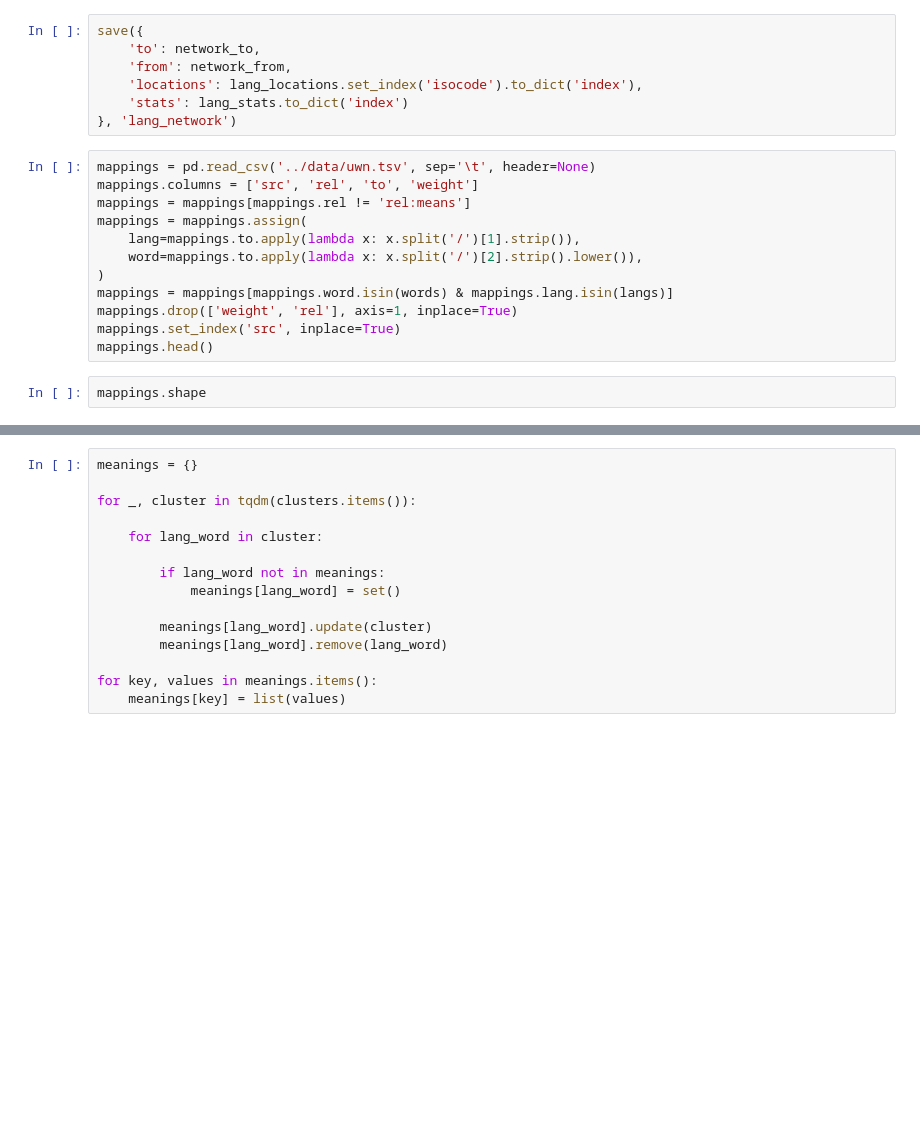
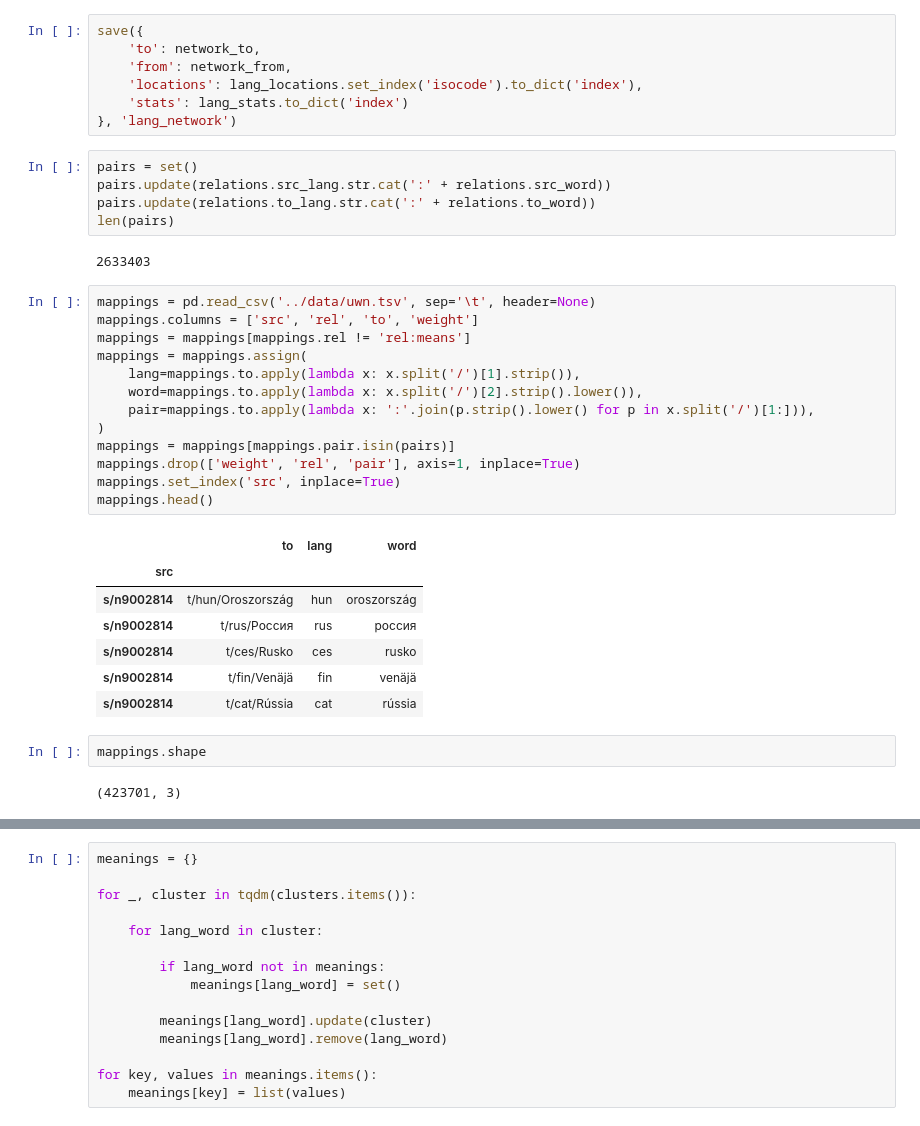
Before and after one commit to zifeo/Etymap, a Jupyter notebook: lab/processing.ipynb, the cells around one changed output, grey strips where cells are left out. Drawn from its saved outputs; the diff is of its cells as text; blank space fills up the shorter version.

```diff
--- a/lab/processing.ipynb
+++ b/lab/processing.ipynb
@@ -195,20 +346,38 @@ save({
     'locations': lang_locations.set_index('isocode').to_dict('index'),
     'stats': lang_stats.to_dict('index')
 }, 'lang_network')
+# %%
+pairs = set()
+pairs.update(relations.src_lang.str.cat(':' + relations.src_word))
+pairs.update(relations.to_lang.str.cat(':' + relations.to_word))
+len(pairs)
+# %% [output]
+2633403
 # %%
 mappings = pd.read_csv('../data/uwn.tsv', sep='\t', header=None)
 mappings.columns = ['src', 'rel', 'to', 'weight']
 mappings = mappings[mappings.rel != 'rel:means']
 mappings = mappings.assign(
     lang=mappings.to.apply(lambda x: x.split('/')[1].strip()),
     word=mappings.to.apply(lambda x: x.split('/')[2].strip().lower()),
+    pair=mappings.to.apply(lambda x: ':'.join(p.strip().lower() for p in x.split('/')[1:])),
 )
-mappings = mappings[mappings.word.isin(words) & mappings.lang.isin(langs)]
-mappings.drop(['weight', 'rel'], axis=1, inplace=True)
+mappings = mappings[mappings.pair.isin(pairs)]
+mappings.drop(['weight', 'rel', 'pair'], axis=1, inplace=True)
 mappings.set_index('src', inplace=True)
 mappings.head()
+# %% [output]
+|  | to | lang | word |
+| src |  |  |  |
+| s/n9002814 | t/hun/Oroszország | hun | oroszország |
+| s/n9002814 | t/rus/Россия | rus | россия |
+| s/n9002814 | t/ces/Rusko | ces | rusko |
+| s/n9002814 | t/fin/Venäjä | fin | venäjä |
+| s/n9002814 | t/cat/Rússia | cat | rússia |
 # %%
 mappings.shape
+# %% [output]
+(423701, 3)
 # %%
 clusters = mappings.groupby(mappings.index).apply(lambda x: list(x.lang.str.cat(':' + x.word)))
 clusters.head()
```
Also changed, not shown: parts of 44 cells of this notebook, 1 other file.
